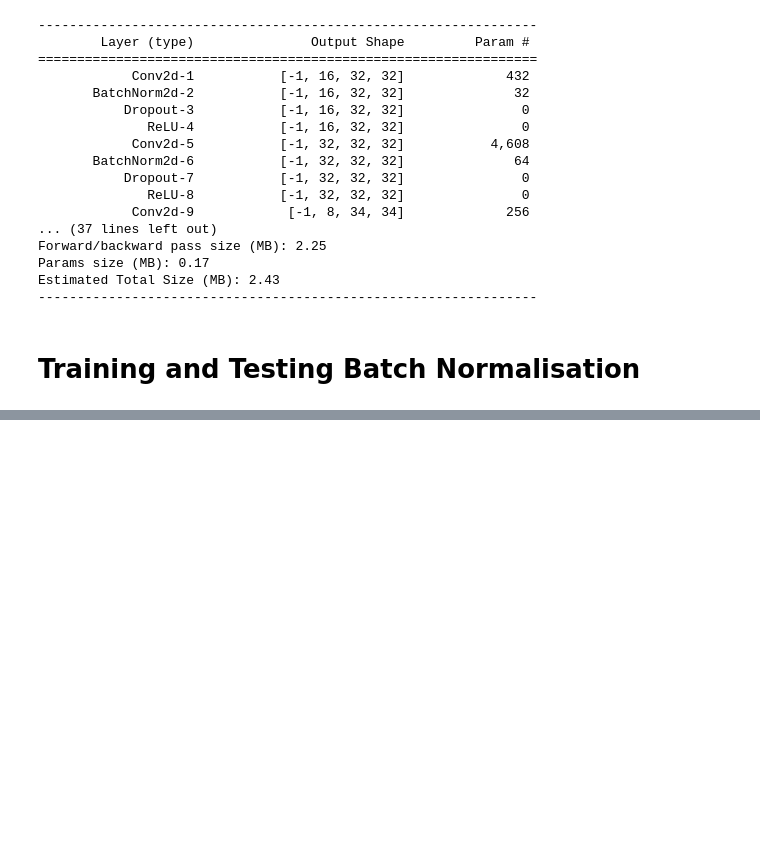
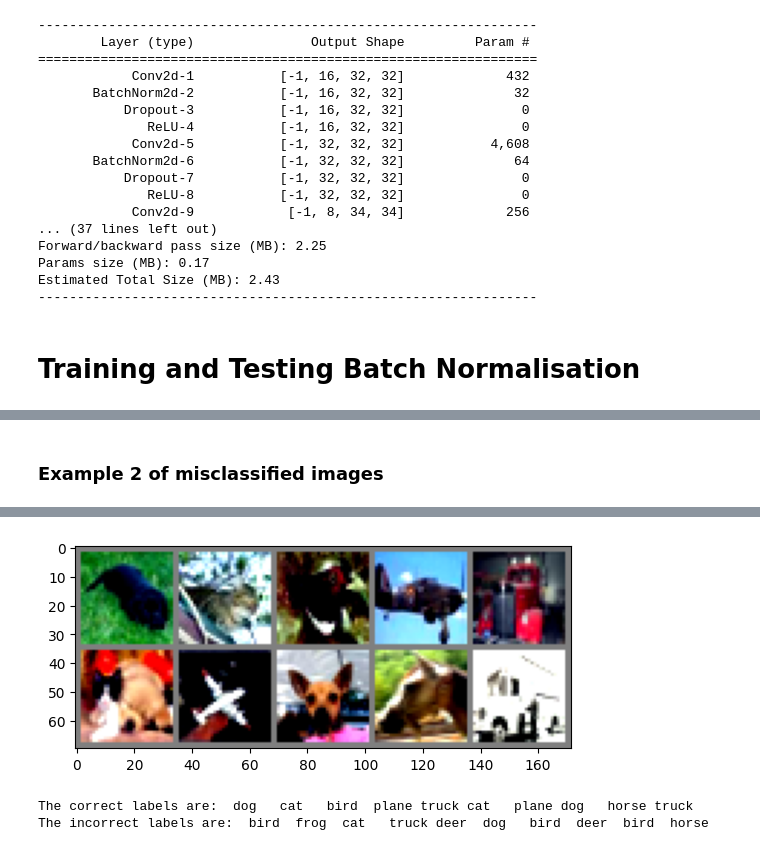
Before and after one commit to iris-kurapaty/Batch-Normalization, a Jupyter notebook: Batch_Normalization_Assignment.ipynb, the cells around one changed output, grey strips where cells are left out. Saved outputs shown, nothing was run; the diff lists cells and outputs as text; code cells hidden in the pictures; blank space fills up the shorter version.

```diff
--- a/Batch_Normalization_Assignment.ipynb
+++ b/Batch_Normalization_Assignment.ipynb
@@ -383,0 +418,8 @@ plot_loss_acc(train_losses_t, train_acc_t, test_losses_t, test_acc_t)
+# %% [markdown]
+### Example 2 of misclassified images
+# %%
+num_imshow(utils.make_grid(torch.from_numpy(incorrect_examples[0][10:20]), nrow=5))
+# print labels
+print('The correct labels are: ',' '.join(f'{classes[incorrect_labels[0][i]]:5s}' for i in range(10,20)))
+print('The incorrect labels are: ',' '.join(f'{classes[incorrect_pred[0][i]]:5s}' for i in range(10,20)))
+# %% [output]
@@ -383,0 +427,3 @@ plot_loss_acc(train_losses_t, train_acc_t, test_losses_t, test_acc_t)
+[figure, added]
+The correct labels are:  dog   cat   bird  plane truck cat   plane dog   horse truck
+The incorrect labels are:  bird  frog  cat   truck deer  dog   bird  deer  bird  horse
```
Also changed, not shown: parts of 13 cells of this notebook.
